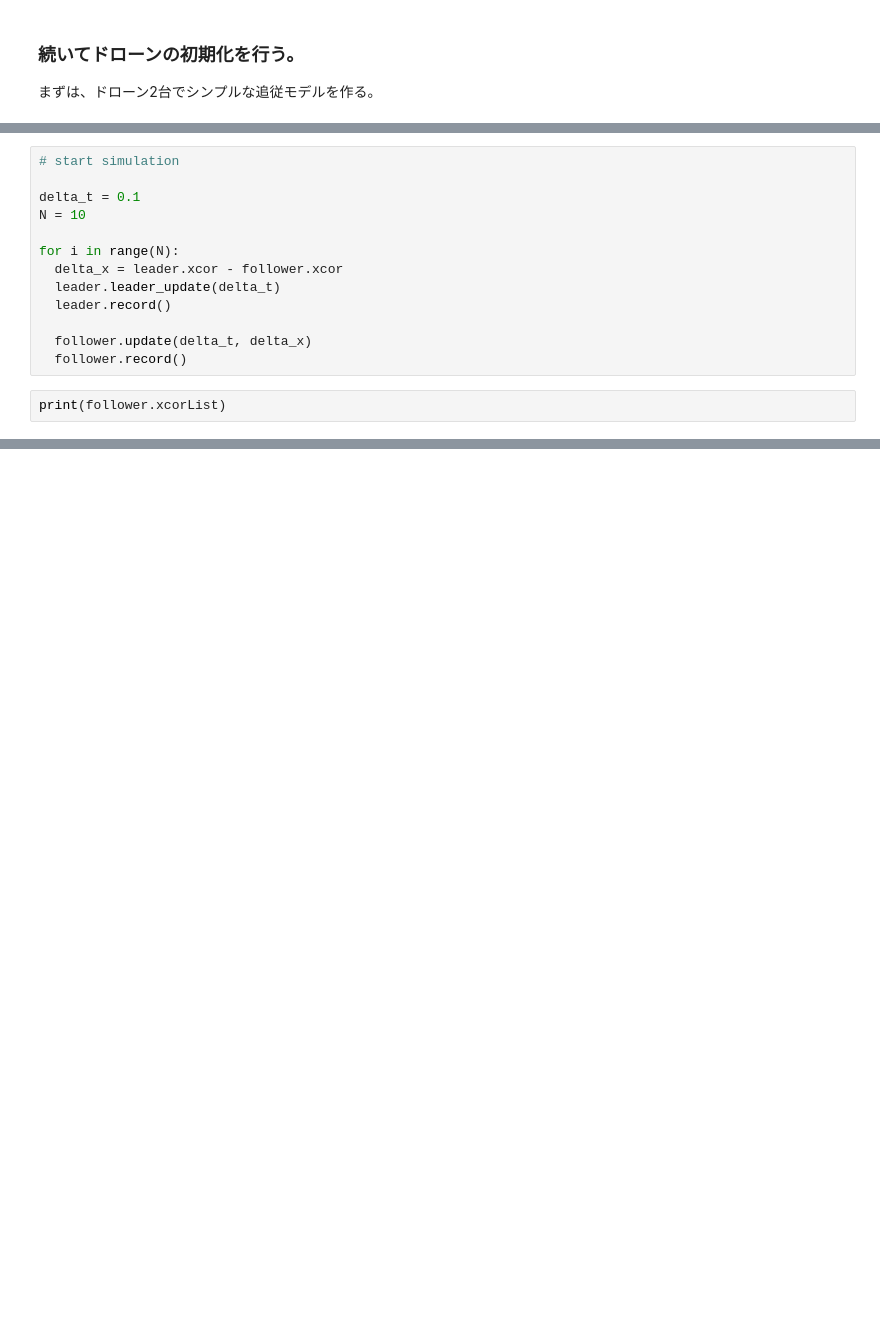
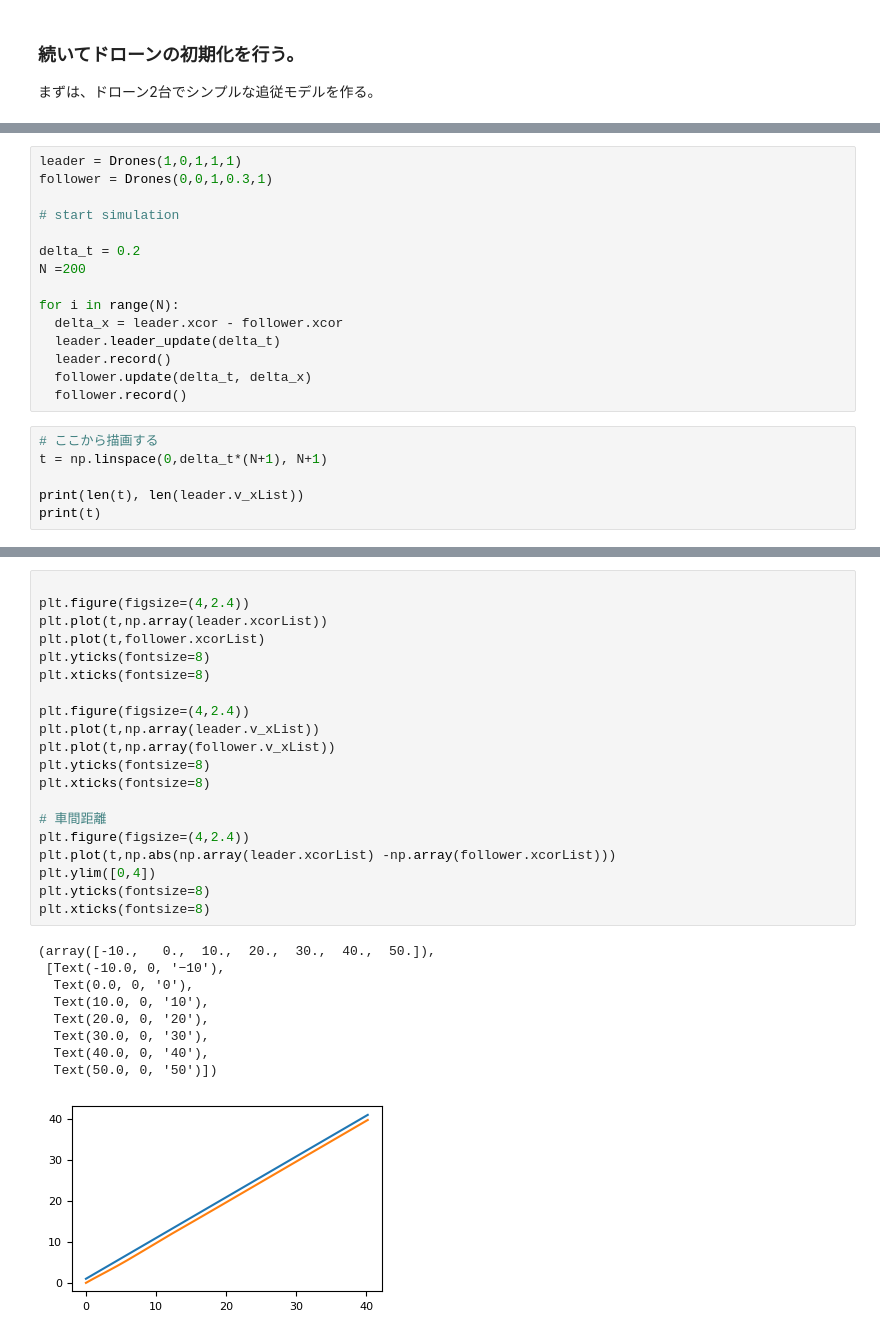
Before and after one commit to Aki-Fujita/drone_simulation, a Jupyter notebook: work/Simulator.ipynb, the cells around one changed output, grey strips where cells are left out. Cells and saved outputs as stored; diff of their text form; blank space fills up the shorter version.

```diff
--- a/work/Simulator.ipynb
+++ b/work/Simulator.ipynb
@@ -11,16 +9,22 @@ follower = Drones(0,0,0,1,1)
 # %%
+leader = Drones(1,0,1,1,1)
+follower = Drones(0,0,1,0.3,1)
+
 # start simulation
 
-delta_t = 0.1
-N = 10
+delta_t = 0.2
+N =200
 
 for i in range(N):
   delta_x = leader.xcor - follower.xcor
   leader.leader_update(delta_t)
   leader.record()
-
   follower.update(delta_t, delta_x)
   follower.record()
 # %%
-print(follower.xcorList)
+# ここから描画する
+t = np.linspace(0,delta_t*(N+1), N+1)
+
+print(len(t), len(leader.v_xList))
+print(t)
 # %% [output]
@@ -27,0 +48,30 @@ print(follower.xcorList)
+# %%
+
+plt.figure(figsize=(4,2.4))
+plt.plot(t,np.array(leader.xcorList))
+plt.plot(t,follower.xcorList)
+plt.yticks(fontsize=8)
+plt.xticks(fontsize=8)
+
+plt.figure(figsize=(4,2.4))
+plt.plot(t,np.array(leader.v_xList))
+plt.plot(t,np.array(follower.v_xList))
+plt.yticks(fontsize=8)
+plt.xticks(fontsize=8)
+
+# 車間距離
+plt.figure(figsize=(4,2.4))
+plt.plot(t,np.abs(np.array(leader.xcorList) -np.array(follower.xcorList)))
+plt.ylim([0,4])
+plt.yticks(fontsize=8)
+plt.xticks(fontsize=8)
+# %% [output]
+(array([-10.,   0.,  10.,  20.,  30.,  40.,  50.]),
+ [Text(-10.0, 0, '−10'),
+  Text(0.0, 0, '0'),
+  Text(10.0, 0, '10'),
+  Text(20.0, 0, '20'),
+  Text(30.0, 0, '30'),
+  Text(40.0, 0, '40'),
+  Text(50.0, 0, '50')])
+[figure, added]
```
Also changed, not shown: parts of 5 cells of this notebook.
